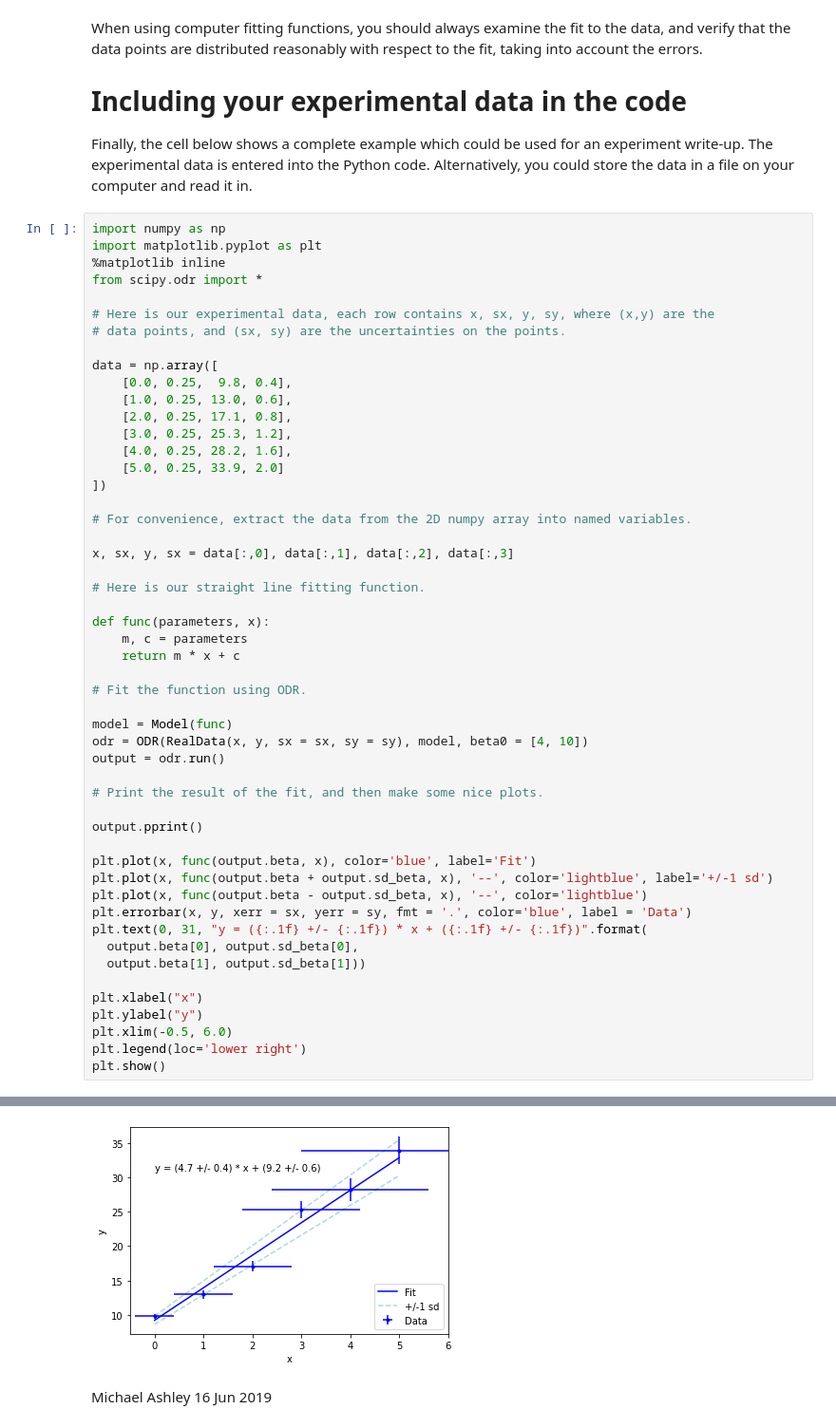
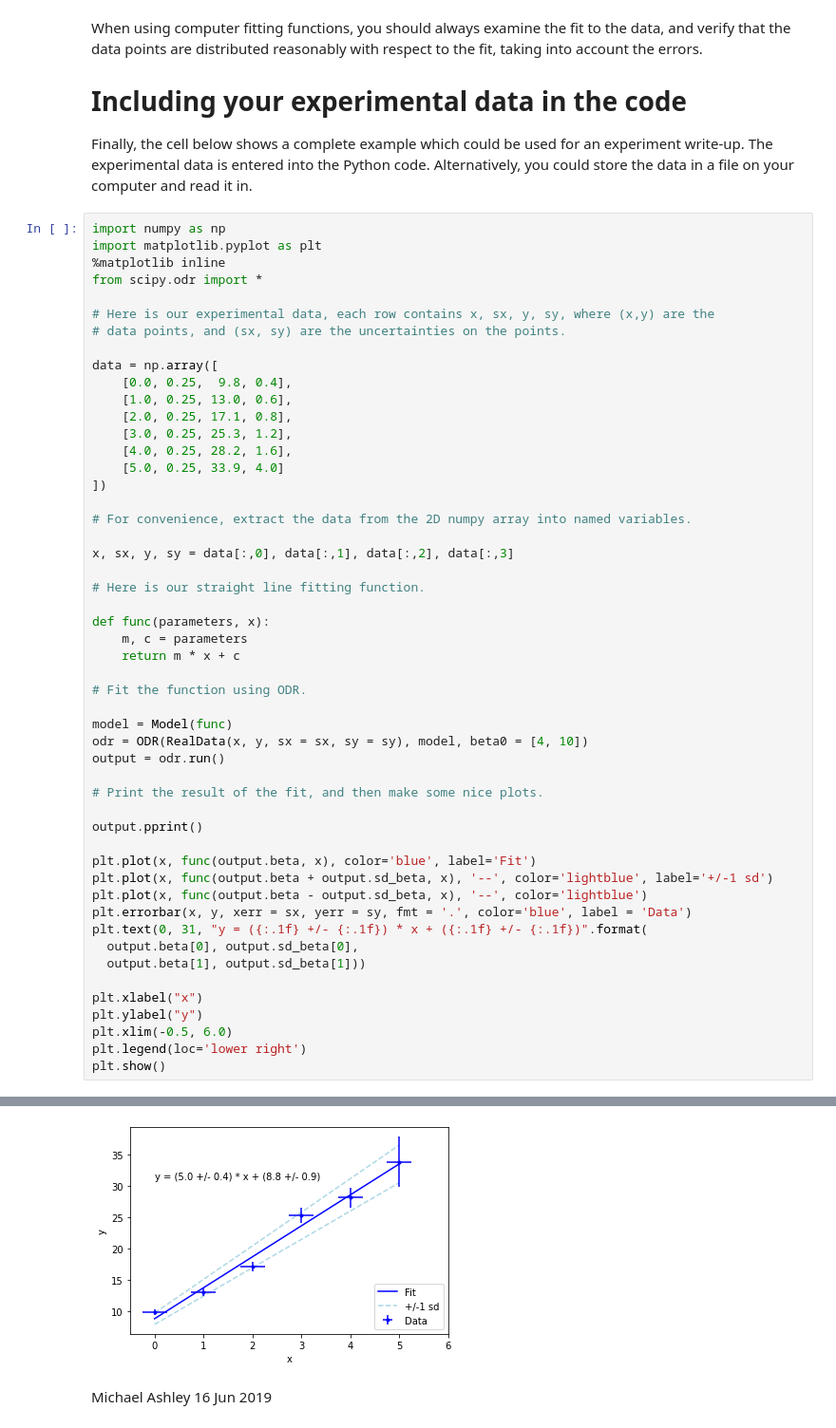
Before and after one commit to phys3112/intro, a Jupyter notebook: mcba12-fitting-a-straight-line.ipynb, the cells around one changed output, grey strips where cells are left out. Shown at 95% size. Drawn from its saved outputs; the diff is of its cells as text.

```diff
--- a/mcba12-fitting-a-straight-line.ipynb
+++ b/mcba12-fitting-a-straight-line.ipynb
@@ -288,12 +288,12 @@ data = np.array([
     [2.0, 0.25, 17.1, 0.8],
     [3.0, 0.25, 25.3, 1.2],
     [4.0, 0.25, 28.2, 1.6],
-    [5.0, 0.25, 33.9, 2.0]
+    [5.0, 0.25, 33.9, 4.0]
 ])
 
 # For convenience, extract the data from the 2D numpy array into named variables.
 
-x, sx, y, sx = data[:,0], data[:,1], data[:,2], data[:,3]
+x, sx, y, sy = data[:,0], data[:,1], data[:,2], data[:,3]
 
 # Here is our straight line fitting function.
 
@@ -334,5 +334,5 @@ Inverse Condition #: 0.4575275607772648
 Reason(s) for Halting:
   Sum of squares convergence
-[figure, old version]
+[figure, new version]
 # %% [markdown]
 Michael Ashley 16 Jun 2019
```
Also changed, not shown: parts of 1 cell of this notebook.
